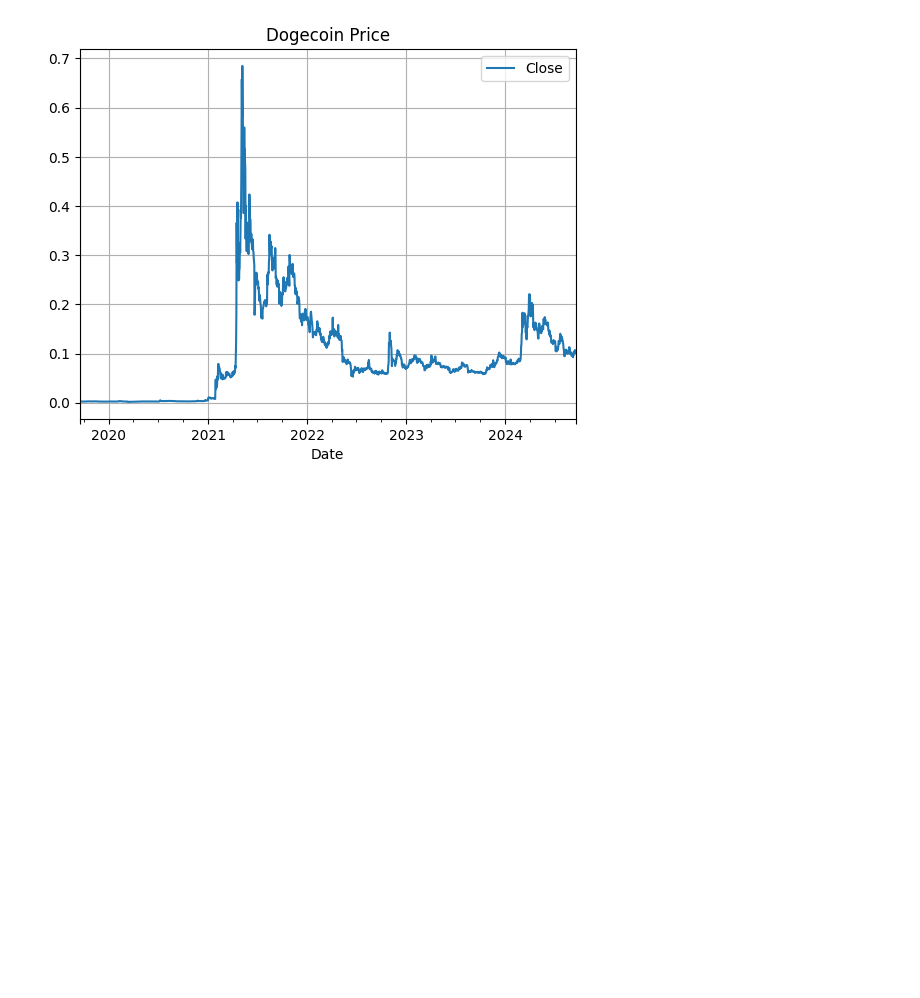
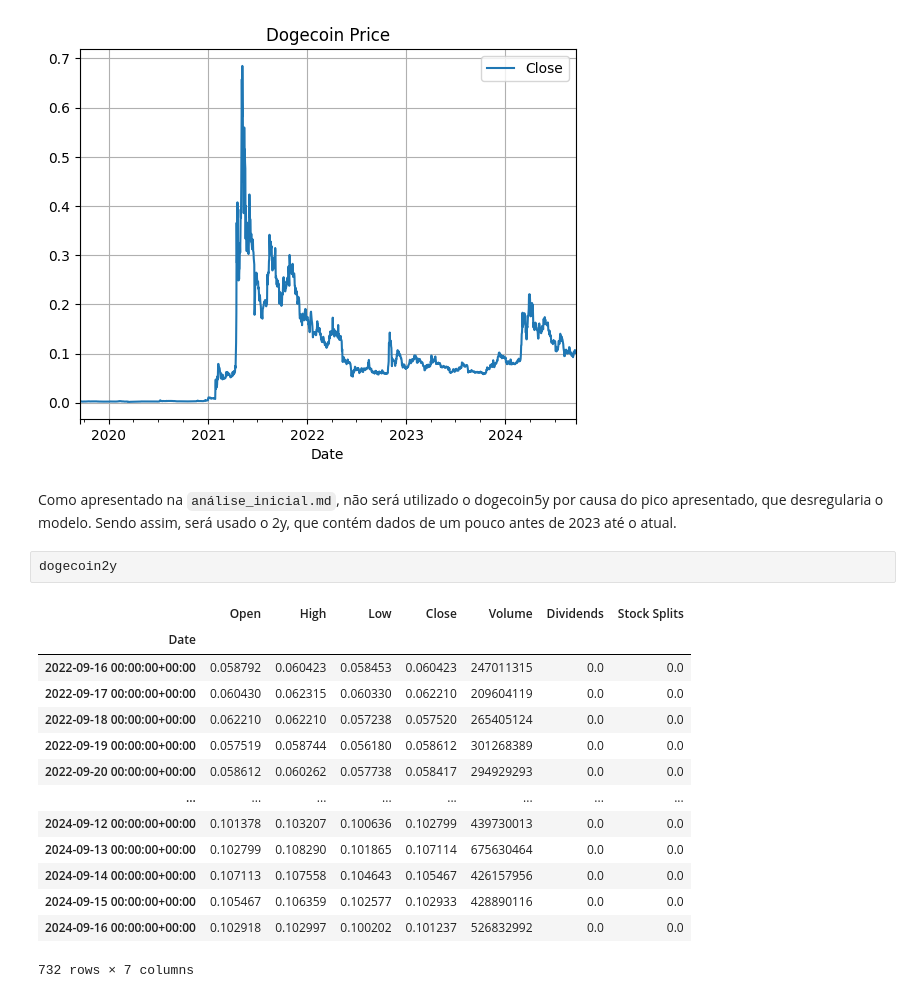
Before and after one commit to MarioVenturaMedeiros/cryptoseer, a Jupyter notebook: src/notebook/data_exploration.ipynb, the cells around one changed output. Saved outputs shown, nothing was run; the diff lists cells and outputs as text; blank space fills up the shorter version.

```diff
--- a/src/notebook/data_exploration.ipynb
+++ b/src/notebook/data_exploration.ipynb
@@ -29,3 +29,22 @@ dogecoin5y.plot(y='Close', title='Dogecoin Price', grid=True)
 # %% [output]
 <Axes: title={'center': 'Dogecoin Price'}, xlabel='Date'>
 [figure]
+# %% [markdown]
+Como apresentado na `análise_inicial.md`, não será utilizado o dogecoin5y por causa do pico apresentado, que desregularia o modelo. Sendo assim, será usado o 2y, que contém dados de um pouco antes de 2023 até o atual.
+# %%
+dogecoin2y
+# %% [output]
+|  | Open | High | Low | Close | Volume | Dividends | Stock Splits |
+| Date |  |  |  |  |  |  |  |
+| 2022-09-16 00:00:00+00:00 | 0.058792 | 0.060423 | 0.058453 | 0.060423 | 247011315 | 0.0 | 0.0 |
+| 2022-09-17 00:00:00+00:00 | 0.060430 | 0.062315 | 0.060330 | 0.062210 | 209604119 | 0.0 | 0.0 |
+| 2022-09-18 00:00:00+00:00 | 0.062210 | 0.062210 | 0.057238 | 0.057520 | 265405124 | 0.0 | 0.0 |
+| 2022-09-19 00:00:00+00:00 | 0.057519 | 0.058744 | 0.056180 | 0.058612 | 301268389 | 0.0 | 0.0 |
+| 2022-09-20 00:00:00+00:00 | 0.058612 | 0.060262 | 0.057738 | 0.058417 | 294929293 | 0.0 | 0.0 |
+| ... | ... | ... | ... | ... | ... | ... | ... |
+| 2024-09-12 00:00:00+00:00 | 0.101378 | 0.103207 | 0.100636 | 0.102799 | 439730013 | 0.0 | 0.0 |
+| 2024-09-13 00:00:00+00:00 | 0.102799 | 0.108290 | 0.101865 | 0.107114 | 675630464 | 0.0 | 0.0 |
+| 2024-09-14 00:00:00+00:00 | 0.107113 | 0.107558 | 0.104643 | 0.105467 | 426157956 | 0.0 | 0.0 |
+| 2024-09-15 00:00:00+00:00 | 0.105467 | 0.106359 | 0.102577 | 0.102933 | 428890116 | 0.0 | 0.0 |
+| 2024-09-16 00:00:00+00:00 | 0.102918 | 0.102997 | 0.100202 | 0.101237 | 526832992 | 0.0 | 0.0 |
+732 rows × 7 columns
```
Also changed, not shown: parts of 3 cells of this notebook, 2 other files.
